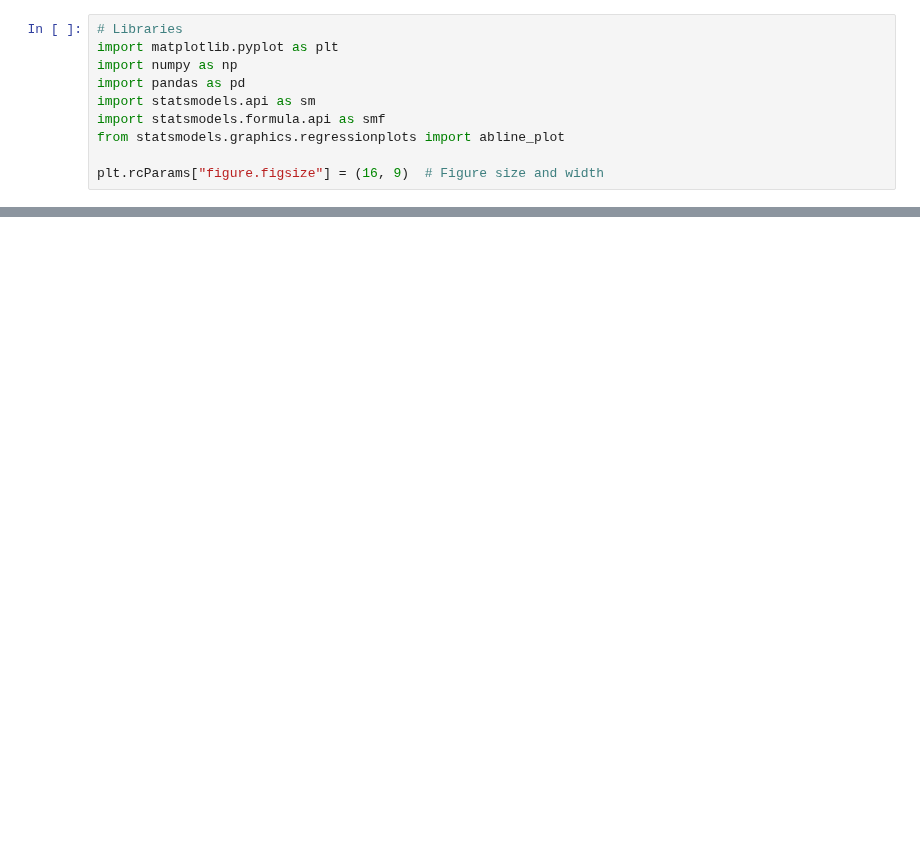
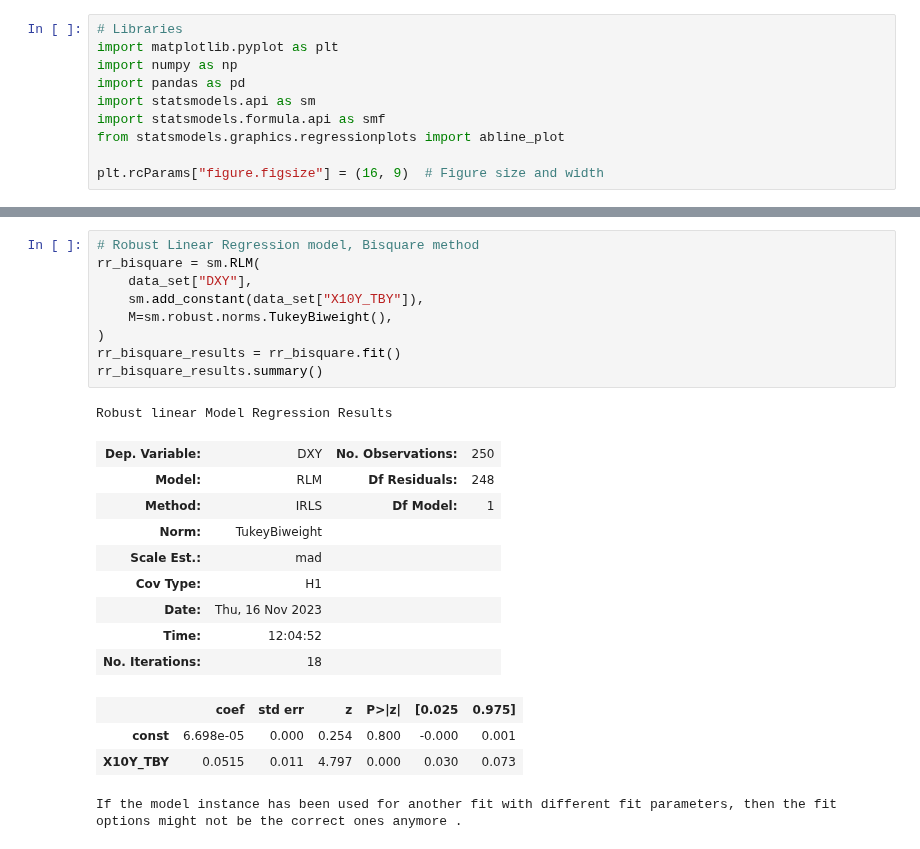
Before and after one commit to adevrent/wqu_mscfe, a Jupyter notebook: Financial Econometrics/M2/L2.ipynb, the cells around one changed output, grey strips where cells are left out. Drawn from its saved outputs; the diff is of its cells as text; blank space fills up the shorter version.

```diff
--- a/Financial Econometrics/M2/L2.ipynb
+++ b/Financial Econometrics/M2/L2.ipynb
@@ -64,0 +263,24 @@ Here are the steps of **iterative reweighted least squares** regression:
+# %%
+# Robust Linear Regression model, Bisquare method
+rr_bisquare = sm.RLM(
+    data_set["DXY"],
+    sm.add_constant(data_set["X10Y_TBY"]),
+    M=sm.robust.norms.TukeyBiweight(),
+)
+rr_bisquare_results = rr_bisquare.fit()
+rr_bisquare_results.summary()
+# %% [output]
+Robust linear Model Regression Results
+| Dep. Variable: | DXY | No. Observations: | 250 |
+| Model: | RLM | Df Residuals: | 248 |
+| Method: | IRLS | Df Model: | 1 |
+| Norm: | TukeyBiweight |  |  |
+| Scale Est.: | mad |  |  |
+| Cov Type: | H1 |  |  |
+| Date: | Thu, 16 Nov 2023 |  |  |
+| Time: | 12:04:52 |  |  |
+| No. Iterations: | 18 |  |  |
+|  | coef | std err | z | P>|z| | [0.025 | 0.975] |
+| const | 6.698e-05 | 0.000 | 0.254 | 0.800 | -0.000 | 0.001 |
+| X10Y_TBY | 0.0515 | 0.011 | 4.797 | 0.000 | 0.030 | 0.073 |
+If the model instance has been used for another fit with different fit parameters, then the fit options might not be the correct ones anymore .
```
Also changed, not shown: parts of 26 cells of this notebook, 1 other file.
